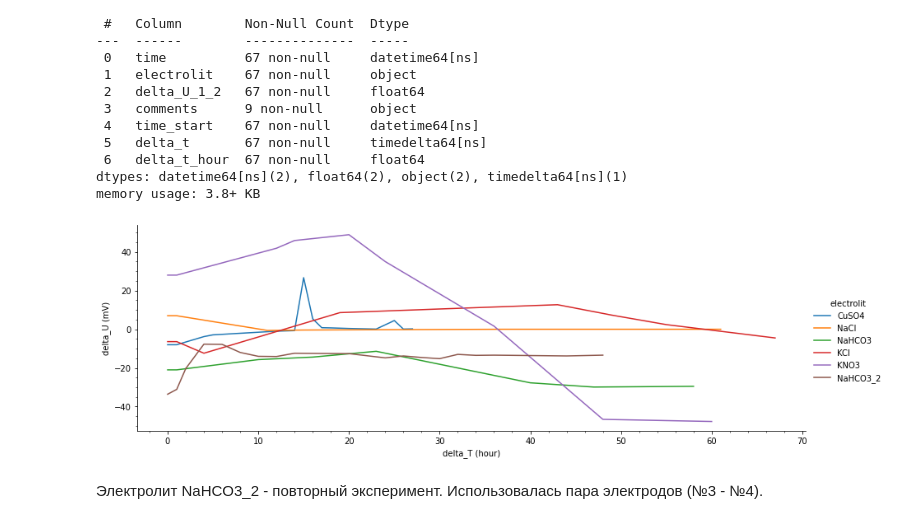
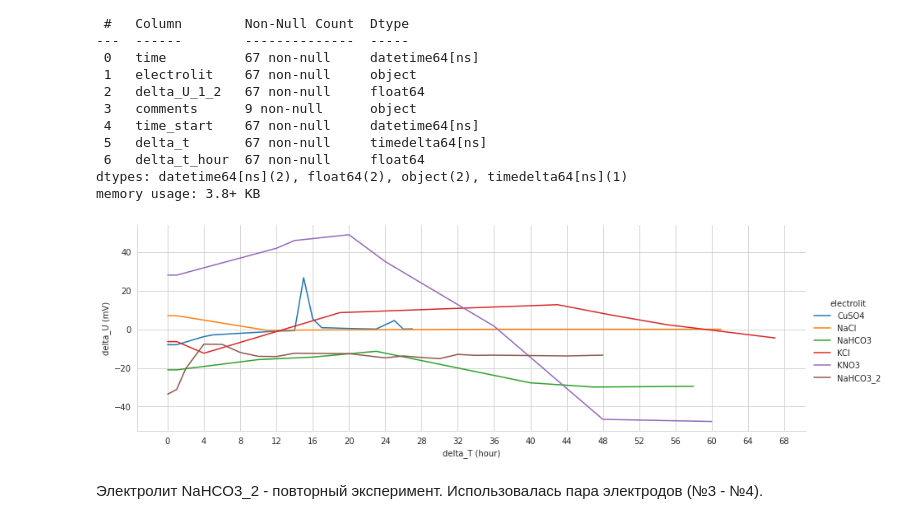
Before and after one commit to Kuyumba/electrodes, a Jupyter notebook: electrodes.ipynb, the cells around one changed output. Cells and saved outputs as stored; diff of their text form; code cells hidden in the pictures.

```diff
--- a/electrodes.ipynb
+++ b/electrodes.ipynb
@@ -336,22 +336,23 @@ Data columns (total 7 columns):
 dtypes: datetime64[ns](2), float64(2), object(2), timedelta64[ns](1)
 memory usage: 3.8+ KB
 # %%
-sns.axes_style('whitegrid')
+#sns.set_style('whitegrid')
+#fig_c01, ax_c01 = plt.subplot()
 grf01 = sns.relplot(data=graphit01,
             kind='line',
             x = 'delta_t_hour',
             y = 'delta_U_1_2',
             hue='electrolit',
             height=4, aspect=3,
 
             )
-#grf01.xaxis.set_major_locator(plt.MaxNLocator(40))
-
+grf01.ax.xaxis.set_major_locator(plt.MaxNLocator(20))
 plt.minorticks_on()
 grf01.set_axis_labels("delta_T (hour)", "delta_U (mV)")
+grf01.ax.grid(True)
 plt.show()
 # %% [output]
-[figure, old version]
+[figure, new version]
 # %% [markdown]
 Электролит NaHCO3_2 - повторный эксперимент. Использовалась пара электродов (№3 - №4).
 # %% [markdown]
```
Also changed, not shown: parts of 2 cells of this notebook, 1 other file.
